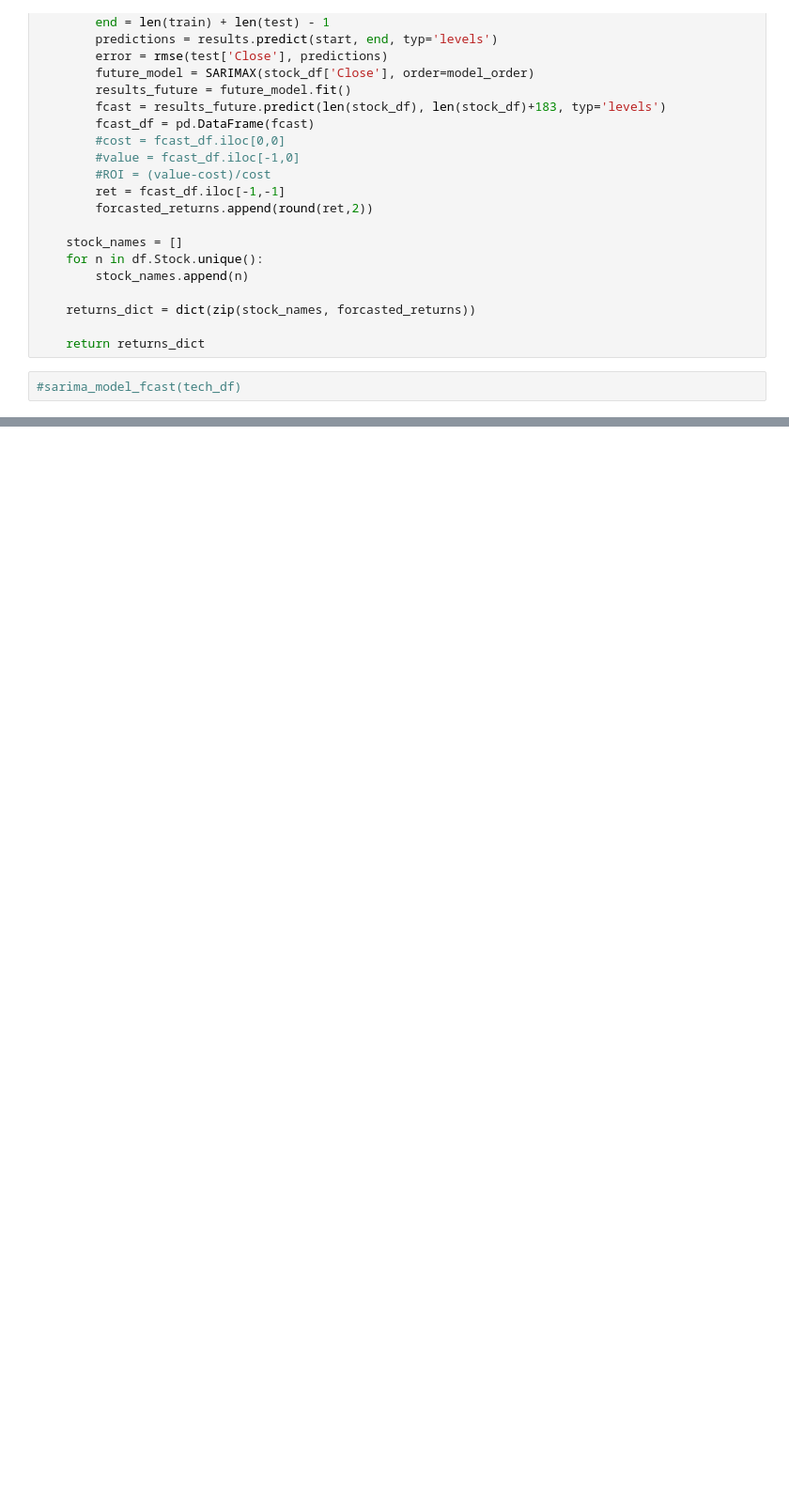
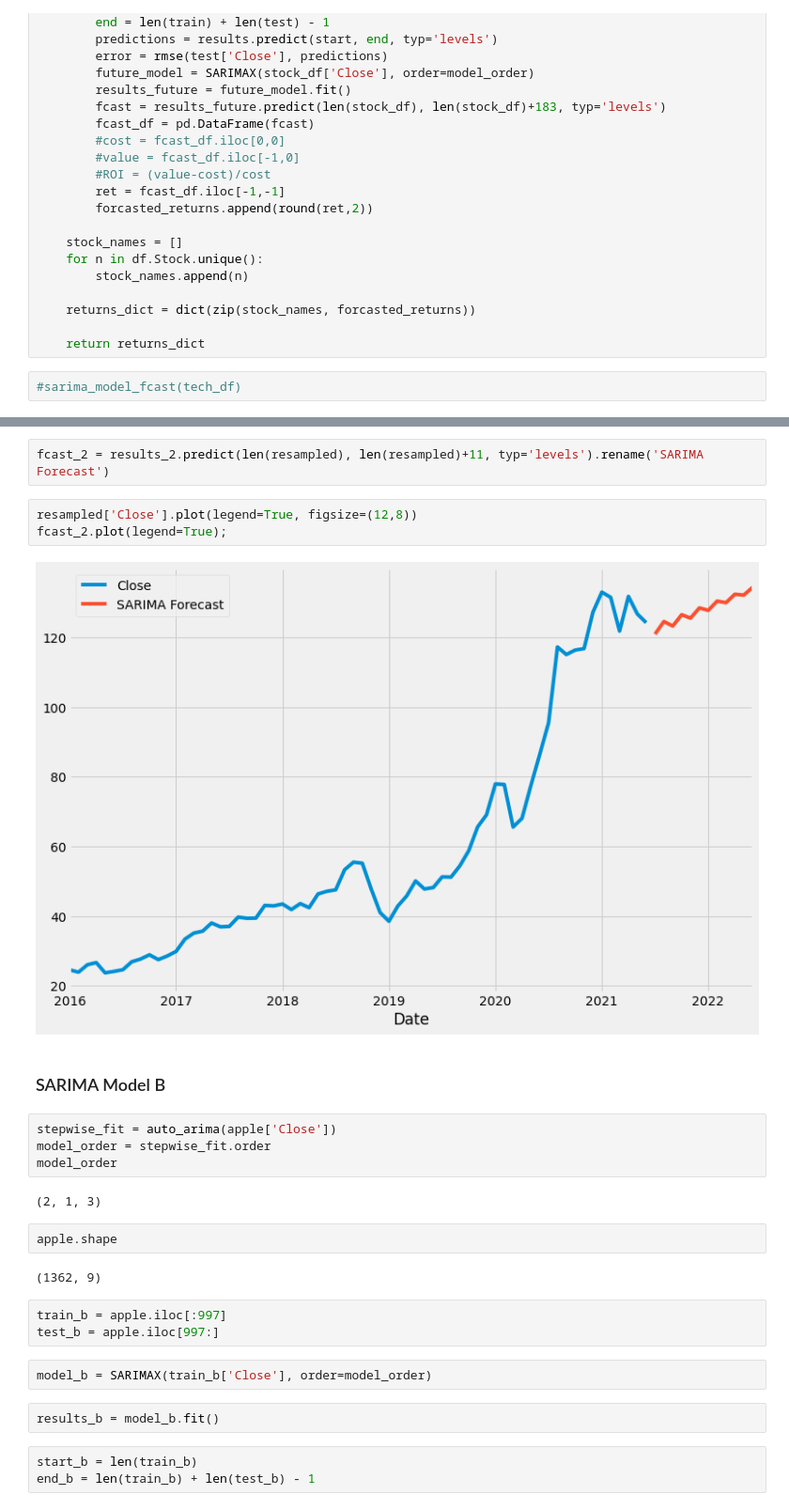
Before and after one commit to jmg0144/Stock-Market-Analysis, a Jupyter notebook: Stock-Market-Analysis.ipynb, the cells around one changed output, grey strips where cells are left out. Shown: that part at 94% size. Cells and saved outputs as stored; diff of their text form; blank space fills up the shorter version.

```diff
--- a/Stock-Market-Analysis.ipynb
+++ b/Stock-Market-Analysis.ipynb
@@ -431,0 +506,29 @@ def sarima_model_fcast(df):
+# %%
+fcast_2 = results_2.predict(len(resampled), len(resampled)+11, typ='levels').rename('SARIMA Forecast')
+# %%
+resampled['Close'].plot(legend=True, figsize=(12,8))
+fcast_2.plot(legend=True);
+# %% [output]
+[figure, added]
+# %% [markdown]
+### SARIMA Model B
+# %%
+stepwise_fit = auto_arima(apple['Close'])
+model_order = stepwise_fit.order
+model_order
+# %% [output]
+(2, 1, 3)
+# %%
+apple.shape
+# %% [output]
+(1362, 9)
+# %%
+train_b = apple.iloc[:997]
+test_b = apple.iloc[997:]
+# %%
+model_b = SARIMAX(train_b['Close'], order=model_order)
+# %%
+results_b = model_b.fit()
+# %%
+start_b = len(train_b)
+end_b = len(train_b) + len(test_b) - 1
```
Also changed, not shown: parts of 70 cells of this notebook.
